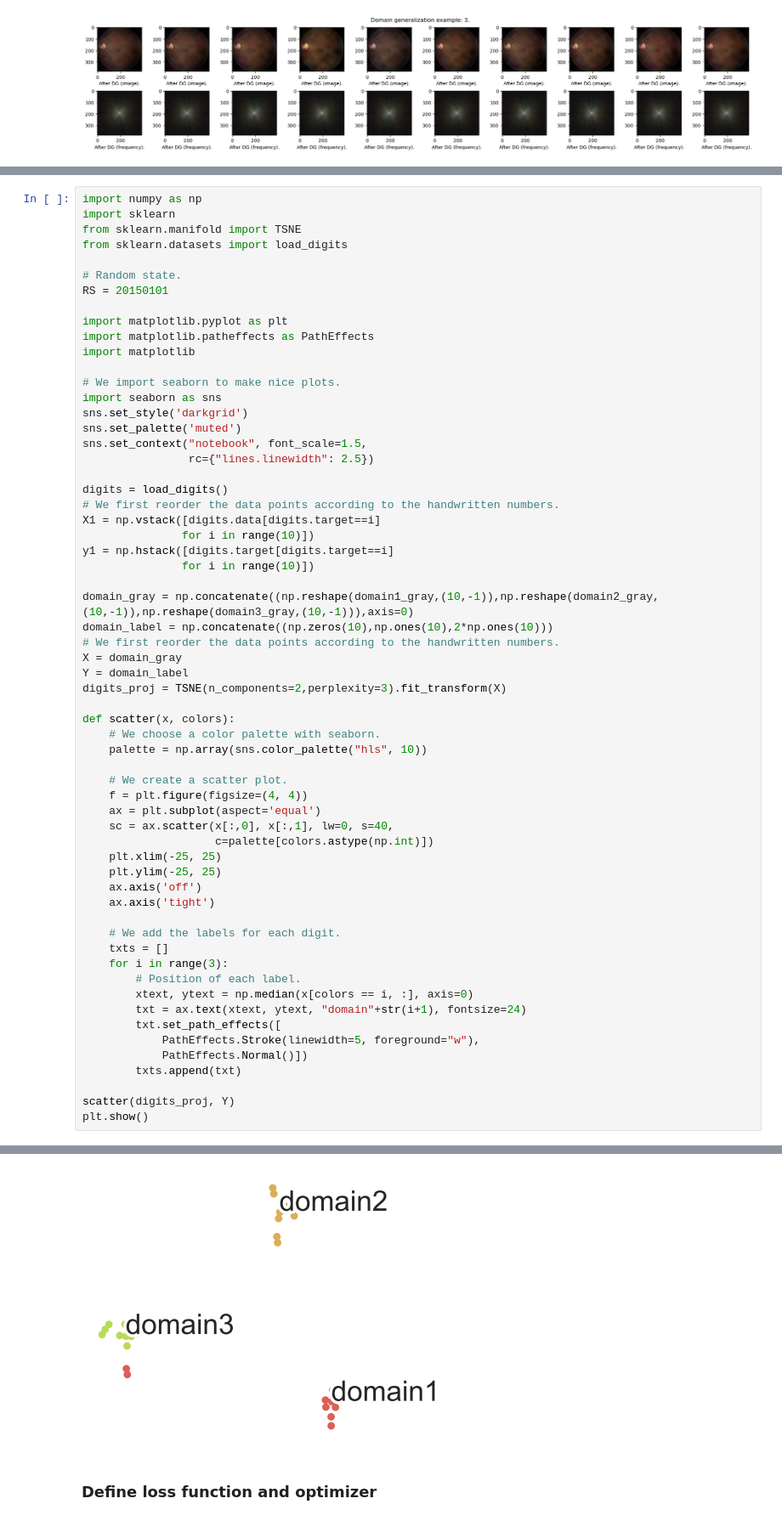
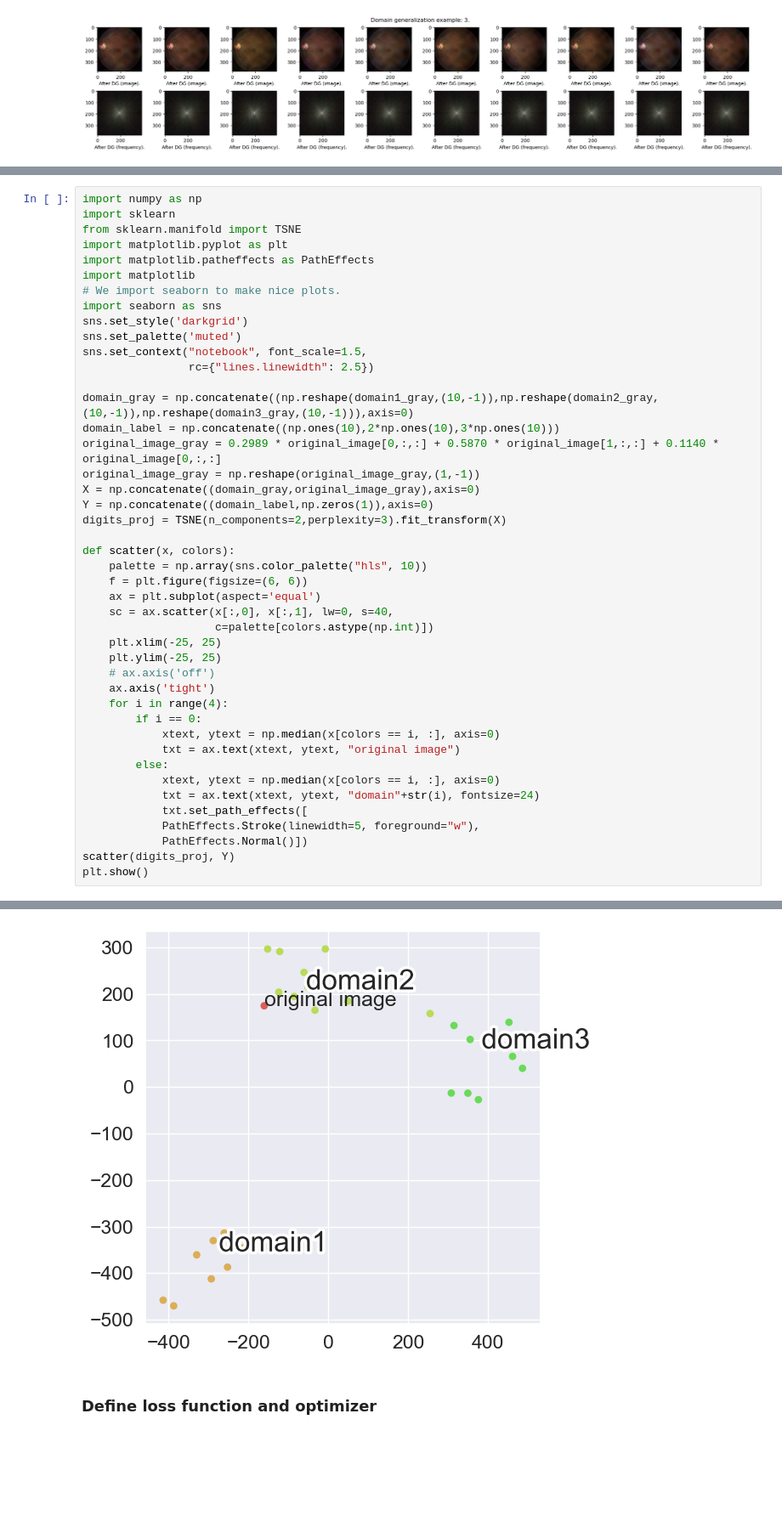
Before and after one commit to QianrenLi/DG_Segmentation_released, a Jupyter notebook: project1.ipynb, the cells around one changed output, grey strips where cells are left out. Shown at 85% size. Cells and saved outputs as stored; diff of their text form; blank space fills up the shorter version.

```diff
--- a/project1.ipynb
+++ b/project1.ipynb
@@ -160,67 +160,50 @@ Distances between 3 domains (SSIM):
 import numpy as np
 import sklearn
 from sklearn.manifold import TSNE
-from sklearn.datasets import load_digits
-
-# Random state.
-RS = 20150101
-
 import matplotlib.pyplot as plt
 import matplotlib.patheffects as PathEffects
 import matplotlib
-
 # We import seaborn to make nice plots.
 import seaborn as sns
 sns.set_style('darkgrid')
 sns.set_palette('muted')
 sns.set_context("notebook", font_scale=1.5,
                 rc={"lines.linewidth": 2.5})
 
-digits = load_digits()
-# We first reorder the data points according to the handwritten numbers.
-X1 = np.vstack([digits.data[digits.target==i]
-               for i in range(10)])
-y1 = np.hstack([digits.target[digits.target==i]
-               for i in range(10)])
-
 domain_gray = np.concatenate((np.reshape(domain1_gray,(10,-1)),np.reshape(domain2_gray,(10,-1)),np.reshape(domain3_gray,(10,-1))),axis=0)
-domain_label = np.concatenate((np.zeros(10),np.ones(10),2*np.ones(10)))
-# We first reorder the data points according to the handwritten numbers.
-X = domain_gray
-Y = domain_label
+domain_label = np.concatenate((np.ones(10),2*np.ones(10),3*np.ones(10)))
+original_image_gray = 0.2989 * original_image[0,:,:] + 0.5870 * original_image[1,:,:] + 0.1140 * original_image[0,:,:]
+original_image_gray = np.reshape(original_image_gray,(1,-1))
+X = np.concatenate((domain_gray,original_image_gray),axis=0)
+Y = np.concatenate((domain_label,np.zeros(1)),axis=0)
 digits_proj = TSNE(n_components=2,perplexity=3).fit_transform(X)
 
 def scatter(x, colors):
-    # We choose a color palette with seaborn.
     palette = np.array(sns.color_palette("hls", 10))
-
-    # We create a scatter plot.
-    f = plt.figure(figsize=(4, 4))
+    f = plt.figure(figsize=(6, 6))
     ax = plt.subplot(aspect='equal')
     sc = ax.scatter(x[:,0], x[:,1], lw=0, s=40,
                     c=palette[colors.astype(np.int)])
     plt.xlim(-25, 25)
     plt.ylim(-25, 25)
-    ax.axis('off')
+    # ax.axis('off')
     ax.axis('tight')
-
-    # We add the labels for each digit.
-    txts = []
-    for i in range(3):
-        # Position of each label.
-        xtext, ytext = np.median(x[colors == i, :], axis=0)
-        txt = ax.text(xtext, ytext, "domain"+str(i+1), fontsize=24)
-        txt.set_path_effects([
+    for i in range(4):
+        if i == 0:
+            xtext, ytext = np.median(x[colors == i, :], axis=0)
+            txt = ax.text(xtext, ytext, "original image")
+        else:
+            xtext, ytext = np.median(x[colors == i, :], axis=0)
+            txt = ax.text(xtext, ytext, "domain"+str(i), fontsize=24)
+            txt.set_path_effects([
             PathEffects.Stroke(linewidth=5, foreground="w"),
             PathEffects.Normal()])
-        txts.append(txt)
-
 scatter(digits_proj, Y)
 plt.show()
 # %% [output]
 Deprecated in NumPy 1.20; for more details and guidance: https://numpy.org/devdocs/release/1.20.0-notes.html#deprecations
   c=palette[colors.astype(np.int)])
-[figure, old version]
+[figure, new version]
 # %% [markdown]
 ### Define loss function and optimizer
 # %%
```
Also changed, not shown: parts of 2 cells of this notebook.
